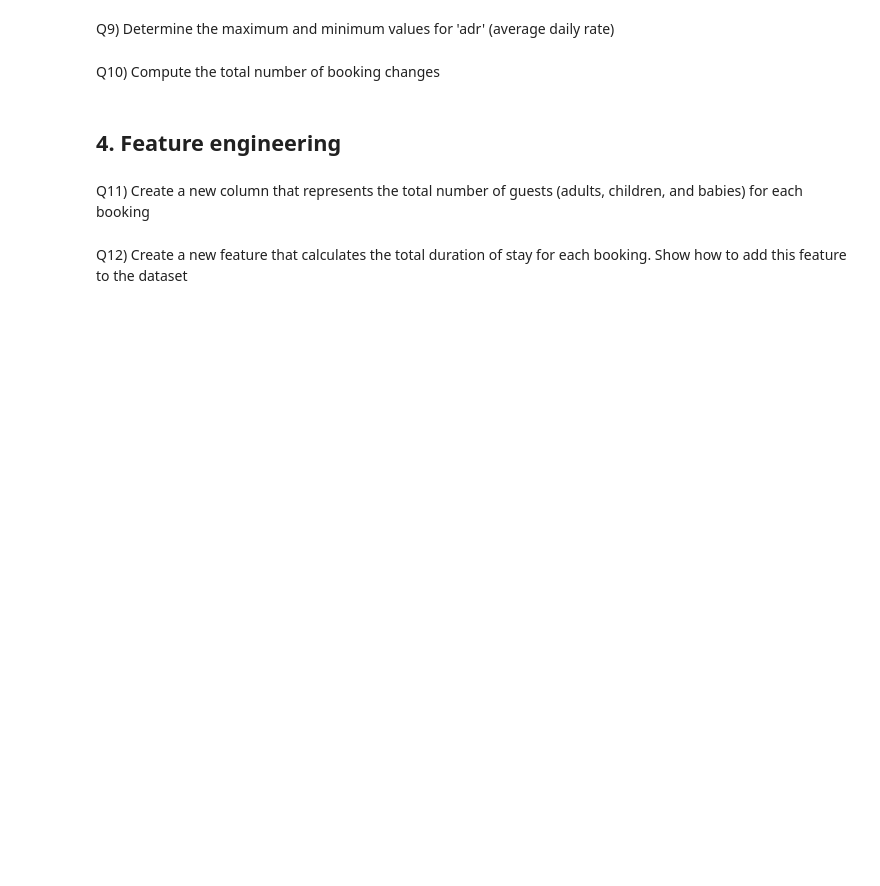
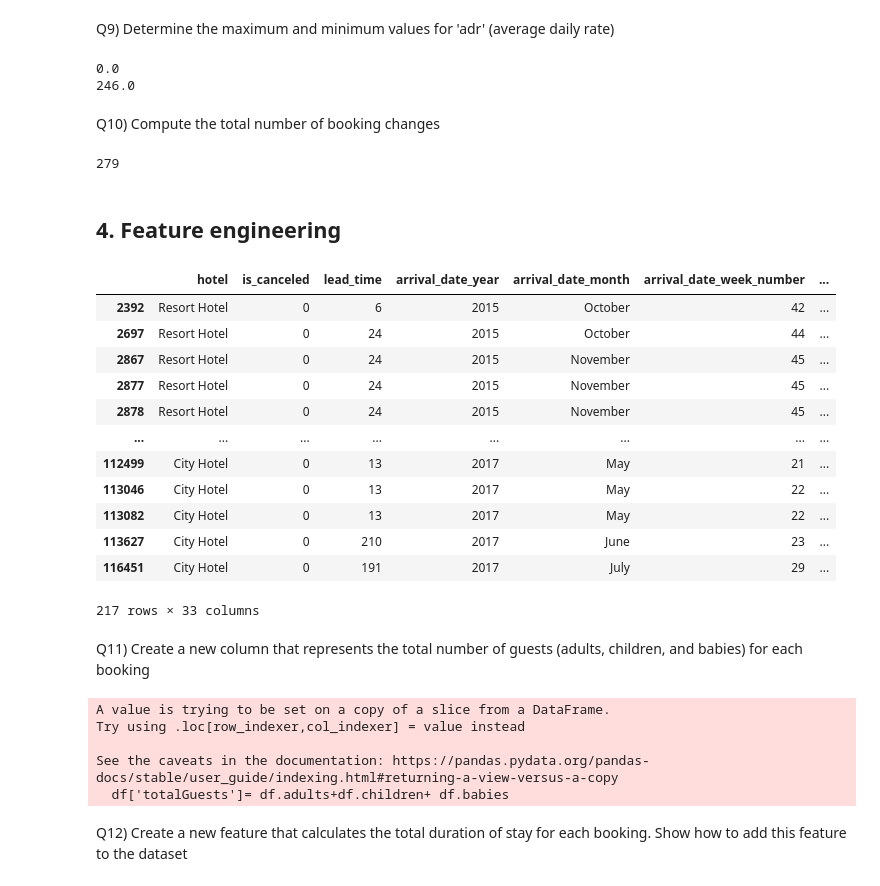
Before and after one commit to MJWaly/BasicEDA, a Jupyter notebook: week5_day1_practice-230908-124141.ipynb, the cells around one changed output. Saved outputs shown, nothing was run; the diff lists cells and outputs as text; code cells hidden in the pictures; blank space fills up the shorter version.

```diff
--- a/week5_day1_practice-230908-124141.ipynb
+++ b/week5_day1_practice-230908-124141.ipynb
@@ -130,5 +155,7 @@ Q6) Calculate the precentage of the missing values in the columns
 # %% [markdown]
 Q7) Examine the precentages of the missing values in the columns and perform missing value handling as needed
+# %%
+df=df.dropna()
 # %% [markdown]
 ## 3. Numeric data analysis
 # %% [markdown]
@@ -136,8 +167,34 @@ Q8) Calculate the average lead time for bookings
 # %% [markdown]
 Q9) Determine the maximum and minimum values for 'adr' (average daily rate)
+# %%
+print(min(df.adr))
+print(max(df.adr))
+# %% [output]
+0.0
+246.0
 # %% [markdown]
 Q10) Compute the total number of booking changes
+# %%
+df.booking_changes.sum()
+# %% [output]
+279
 # %% [markdown]
 ## 4. Feature engineering
+# %%
+df
+# %% [output]
+|  | hotel | is_canceled | lead_time | arrival_date_year | arrival_date_month | arrival_date_week_number | ... |
+| 2392 | Resort Hotel | 0 | 6 | 2015 | October | 42 | ... |
+| 2697 | Resort Hotel | 0 | 24 | 2015 | October | 44 | ... |
+| 2867 | Resort Hotel | 0 | 24 | 2015 | November | 45 | ... |
+| 2877 | Resort Hotel | 0 | 24 | 2015 | November | 45 | ... |
+| 2878 | Resort Hotel | 0 | 24 | 2015 | November | 45 | ... |
+| ... | ... | ... | ... | ... | ... | ... | ... |
+| 112499 | City Hotel | 0 | 13 | 2017 | May | 21 | ... |
+| 113046 | City Hotel | 0 | 13 | 2017 | May | 22 | ... |
+| 113082 | City Hotel | 0 | 13 | 2017 | May | 22 | ... |
+| 113627 | City Hotel | 0 | 210 | 2017 | June | 23 | ... |
+| 116451 | City Hotel | 0 | 191 | 2017 | July | 29 | ... |
+217 rows × 33 columns
 # %% [markdown]
 Q11) Create a new column that represents the total number of guests (adults, children, and babies) for each booking
@@ -144,2 +203,11 @@ Q11) Create a new column that represents the total number of guests (adults, chi
+# %%
+
+df['totalGuests']= df.adults+df.children+ df.babies
+# %% [output]
+A value is trying to be set on a copy of a slice from a DataFrame.
+Try using .loc[row_indexer,col_indexer] = value instead
+
+See the caveats in the documentation: https://pandas.pydata.org/pandas-docs/stable/user_guide/indexing.html#returning-a-view-versus-a-copy
+  df['totalGuests']= df.adults+df.children+ df.babies
 # %% [markdown]
 Q12)  Create a new feature that calculates the total duration of stay for each booking. Show how to add this feature to the dataset
```
Also changed, not shown: parts of 16 cells of this notebook.
